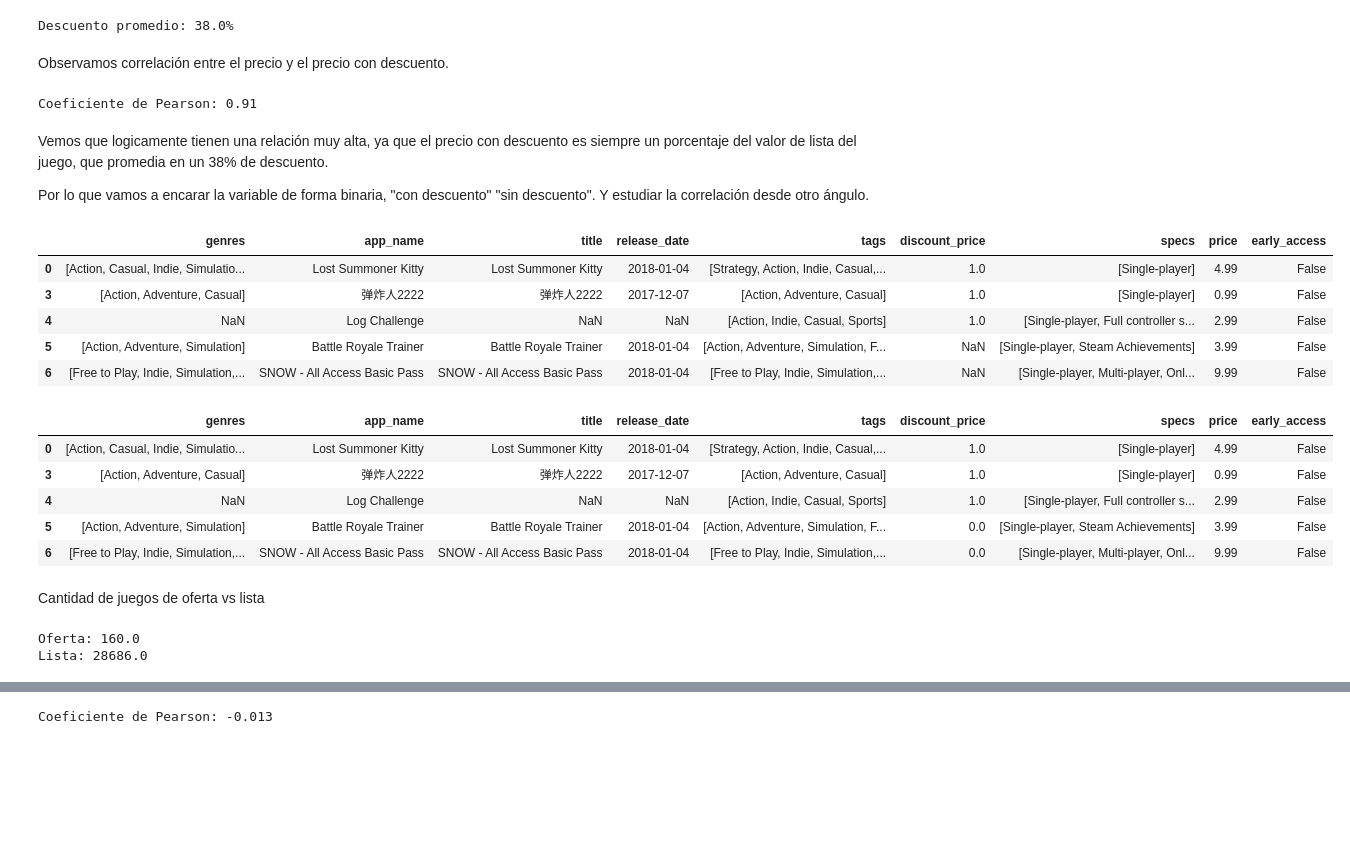
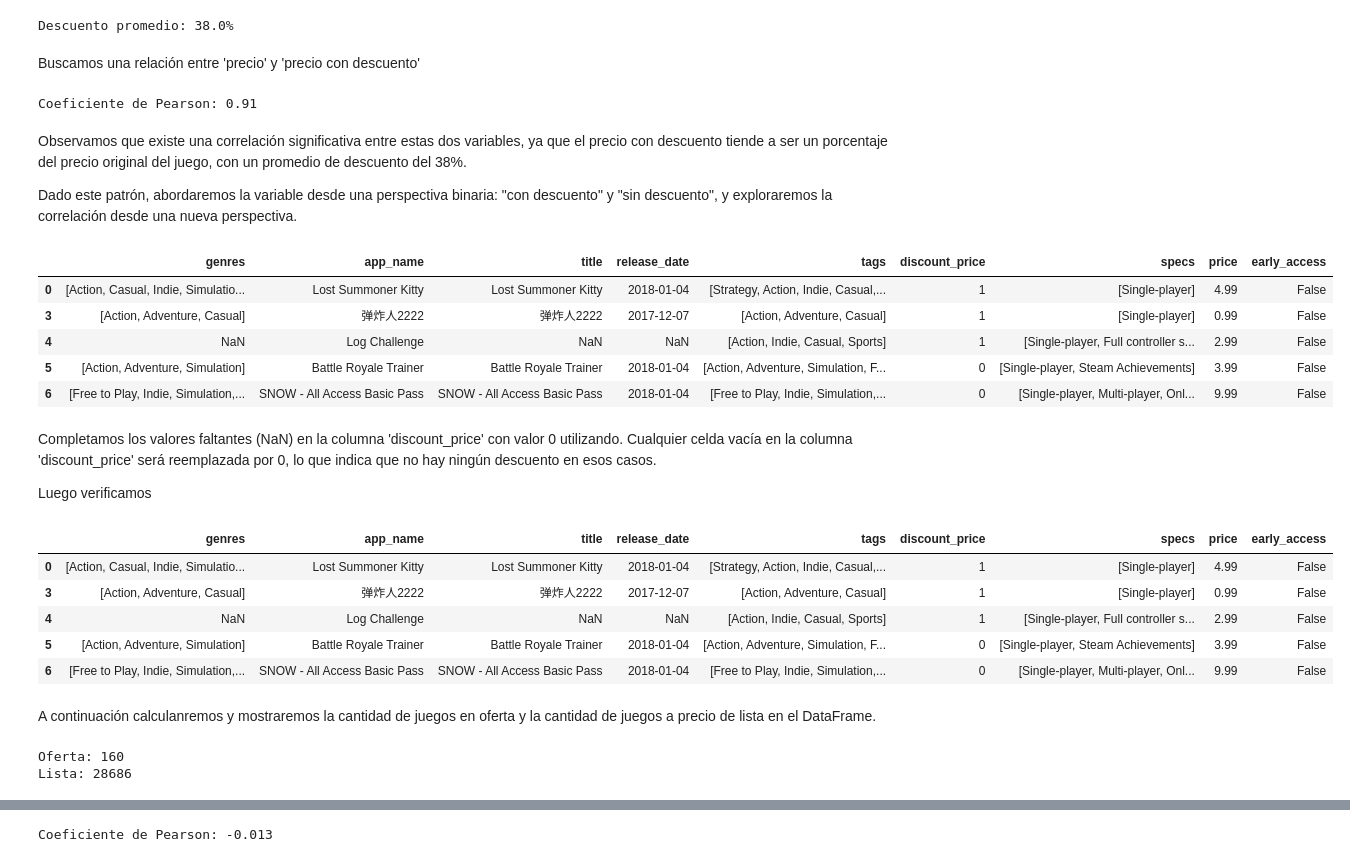
Before and after one commit to polsantis/Henry_Proyecto_Individual_1_PabloS, a Jupyter notebook: PI_ML_OPS_Pablo_ML_Data_finale.ipynb, the cells around one changed output, grey strips where cells are left out. Cells and saved outputs as stored; diff of their text form; code cells hidden in the pictures; blank space fills up the shorter version.

```diff
--- a/PI_ML_OPS_Pablo_ML_Data_copy.ipynb
+++ b/PI_ML_OPS_Pablo_ML_Data_finale.ipynb
@@ -212,39 +205,44 @@ print(f"Descuento promedio: {round((1 - ((df.discount_price / df.price).mean()))
 # %% [output]
 Descuento promedio: 38.0%
 # %% [markdown]
-Observamos correlación entre el precio y el precio con descuento.
+Buscamos una relación entre 'precio' y 'precio con descuento'
 # %%
 print(f"Coeficiente de Pearson: {round(df['discount_price'].corr(df['price']), 2)}")
 # %% [output]
 Coeficiente de Pearson: 0.91
 # %% [markdown]
-Vemos que logicamente tienen una relación muy alta, ya que el precio con descuento es siempre un porcentaje del valor de lista del juego, que promedia en un 38% de descuento.
+Observamos que existe una correlación significativa entre estas dos variables, ya que el precio con descuento tiende a ser un porcentaje del precio original del juego, con un promedio de descuento del 38%.
 
-Por lo que vamos a encarar la variable de forma binaria, "con descuento" "sin descuento". Y estudiar la correlación desde otro ángulo.
+Dado este patrón, abordaremos la variable desde una perspectiva binaria: "con descuento" y "sin descuento", y exploraremos la correlación desde una nueva perspectiva.
 # %%
 df_discount = df.copy()
 # %%
-df_discount['discount_price'].values[df_discount['discount_price'].values > 0] = 1
+df_discount['discount_price'] = (df_discount['discount_price'] > 0).astype(int)
 df_discount.head()
 # %% [output]
 |  | genres | app_name | title | release_date | tags | discount_price | specs | price | early_access |
-| 0 | [Action, Casual, Indie, Simulatio... | Lost Summoner Kitty | Lost Summoner Kitty | 2018-01-04 | [Strategy, Action, Indie, Casual,... | 1.0 | [Single-player] | 4.99 | False |
-| 3 | [Action, Adventure, Casual] | 弹炸人2222 | 弹炸人2222 | 2017-12-07 | [Action, Adventure, Casual] | 1.0 | [Single-player] | 0.99 | False |
-| 4 | NaN | Log Challenge | NaN | NaN | [Action, Indie, Casual, Sports] | 1.0 | [Single-player, Full controller s... | 2.99 | False |
-| 5 | [Action, Adventure, Simulation] | Battle Royale Trainer | Battle Royale Trainer | 2018-01-04 | [Action, Adventure, Simulation, F... | NaN | [Single-player, Steam Achievements] | 3.99 | False |
-| 6 | [Free to Play, Indie, Simulation,... | SNOW - All Access Basic Pass | SNOW - All Access Basic Pass | 2018-01-04 | [Free to Play, Indie, Simulation,... | NaN | [Single-player, Multi-player, Onl... | 9.99 | False |
+| 0 | [Action, Casual, Indie, Simulatio... | Lost Summoner Kitty | Lost Summoner Kitty | 2018-01-04 | [Strategy, Action, Indie, Casual,... | 1 | [Single-player] | 4.99 | False |
+| 3 | [Action, Adventure, Casual] | 弹炸人2222 | 弹炸人2222 | 2017-12-07 | [Action, Adventure, Casual] | 1 | [Single-player] | 0.99 | False |
+| 4 | NaN | Log Challenge | NaN | NaN | [Action, Indie, Casual, Sports] | 1 | [Single-player, Full controller s... | 2.99 | False |
+| 5 | [Action, Adventure, Simulation] | Battle Royale Trainer | Battle Royale Trainer | 2018-01-04 | [Action, Adventure, Simulation, F... | 0 | [Single-player, Steam Achievements] | 3.99 | False |
+| 6 | [Free to Play, Indie, Simulation,... | SNOW - All Access Basic Pass | SNOW - All Access Basic Pass | 2018-01-04 | [Free to Play, Indie, Simulation,... | 0 | [Single-player, Multi-player, Onl... | 9.99 | False |
+# %% [markdown]
+Completamos los valores faltantes (NaN) en la columna 'discount_price' con valor 0 utilizando.
+Cualquier celda vacía en la columna 'discount_price' será reemplazada por 0, lo que indica que no hay ningún descuento en esos casos.
+
+Luego verificamos
 # %%
 df_discount['discount_price'] = df_discount['discount_price'].fillna(0)
 df_discount.head()
 # %% [output]
 |  | genres | app_name | title | release_date | tags | discount_price | specs | price | early_access |
-| 0 | [Action, Casual, Indie, Simulatio... | Lost Summoner Kitty | Lost Summoner Kitty | 2018-01-04 | [Strategy, Action, Indie, Casual,... | 1.0 | [Single-player] | 4.99 | False |
-| 3 | [Action, Adventure, Casual] | 弹炸人2222 | 弹炸人2222 | 2017-12-07 | [Action, Adventure, Casual] | 1.0 | [Single-player] | 0.99 | False |
-| 4 | NaN | Log Challenge | NaN | NaN | [Action, Indie, Casual, Sports] | 1.0 | [Single-player, Full controller s... | 2.99 | False |
-| 5 | [Action, Adventure, Simulation] | Battle Royale Trainer | Battle Royale Trainer | 2018-01-04 | [Action, Adventure, Simulation, F... | 0.0 | [Single-player, Steam Achievements] | 3.99 | False |
-| 6 | [Free to Play, Indie, Simulation,... | SNOW - All Access Basic Pass | SNOW - All Access Basic Pass | 2018-01-04 | [Free to Play, Indie, Simulation,... | 0.0 | [Single-player, Multi-player, Onl... | 9.99 | False |
+| 0 | [Action, Casual, Indie, Simulatio... | Lost Summoner Kitty | Lost Summoner Kitty | 2018-01-04 | [Strategy, Action, Indie, Casual,... | 1 | [Single-player] | 4.99 | False |
+| 3 | [Action, Adventure, Casual] | 弹炸人2222 | 弹炸人2222 | 2017-12-07 | [Action, Adventure, Casual] | 1 | [Single-player] | 0.99 | False |
+| 4 | NaN | Log Challenge | NaN | NaN | [Action, Indie, Casual, Sports] | 1 | [Single-player, Full controller s... | 2.99 | False |
+| 5 | [Action, Adventure, Simulation] | Battle Royale Trainer | Battle Royale Trainer | 2018-01-04 | [Action, Adventure, Simulation, F... | 0 | [Single-player, Steam Achievements] | 3.99 | False |
+| 6 | [Free to Play, Indie, Simulation,... | SNOW - All Access Basic Pass | SNOW - All Access Basic Pass | 2018-01-04 | [Free to Play, Indie, Simulation,... | 0 | [Single-player, Multi-player, Onl... | 9.99 | False |
-# %% [markdown]
-Cantidad de juegos de oferta vs lista
+# %% [markdown]
+A continuación calculanremos y mostraremos la cantidad de juegos en oferta y la cantidad de juegos a precio de lista en el DataFrame.
 # %%
 de_oferta = df_discount['discount_price'].sum()
 de_lista = df_discount.shape[0] - de_oferta
@@ -252,5 +250,5 @@ de_lista = df_discount.shape[0] - de_oferta
 print(f"Oferta: {de_oferta}")
 print(f"Lista: {de_lista}")
 # %% [output]
-Oferta: 160.0
-Lista: 28686.0
+Oferta: 160
+Lista: 28686
```
Also changed, not shown: parts of 42 cells of this notebook, 2 other files.
